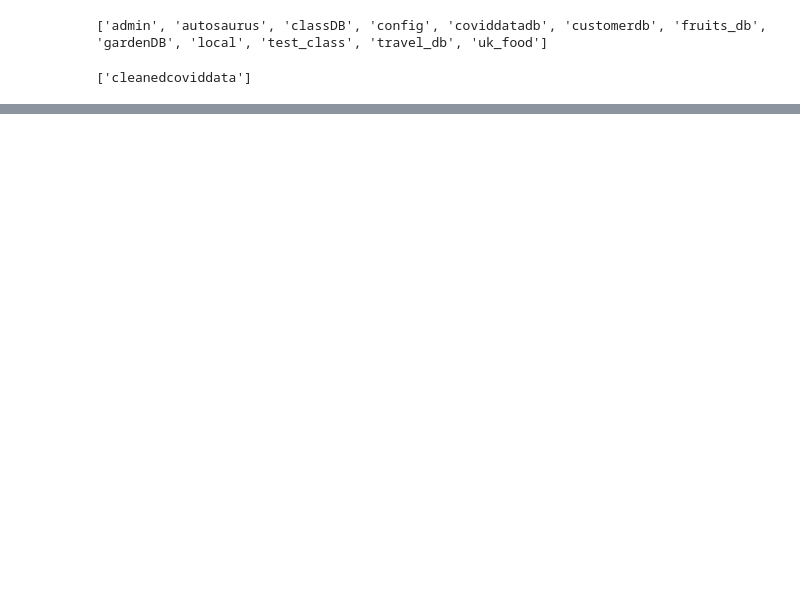
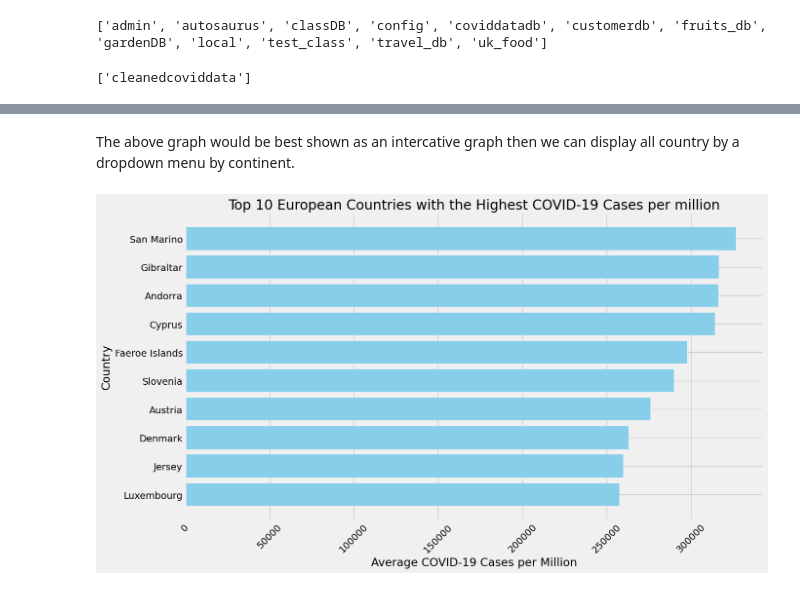
Before and after one commit to yasarsabir/Project-3, a Jupyter notebook: Queries.ipynb, the cells around one changed output, grey strips where cells are left out. Cells and saved outputs as stored; diff of their text form; code cells hidden in the pictures; blank space fills up the shorter version.

```diff
--- a/Queries.ipynb
+++ b/Queries.ipynb
@@ -132,0 +392,29 @@ pprint(establishments.find_one(query))
+# %% [markdown]
+The above graph would be best shown as an intercative graph then we can display all country by a dropdown menu by continent.
+# %%
+# Select the top 10 countries with the highest COVID-19 cases per million
+top_countries = europe_cases_df.sort_values(by="COVID-19 Cases per million", ascending=False).head(10)
+
+# Extract country names and COVID-19 cases
+countries = top_countries["Country"]
+cases_per_million = top_countries["COVID-19 Cases per million"]
+
+# Create a bar chart for the top countries
+plt.figure(figsize=(14, 8))
+plt.barh(countries, cases_per_million, color='skyblue')
+plt.xlabel('Average COVID-19 Cases per Million')
+plt.ylabel('Country')
+plt.title('Top 10 European Countries with the Highest COVID-19 Cases per million')
+plt.gca().invert_yaxis()
+
+# Adjust visibility and positioning of labels
+plt.xticks(rotation=45)  # Rotate x-labels for better visibility
+plt.tight_layout()  # Adjust spacing to prevent label clipping
+
+plt.show()
+
+filename = 'Top10Europe_cases_per_million'
+plt.savefig(filename + '.png')
+plt.close()
+# %% [output]
+[figure, added]
```
Also changed, not shown: parts of 58 cells of this notebook, 39 other files.
